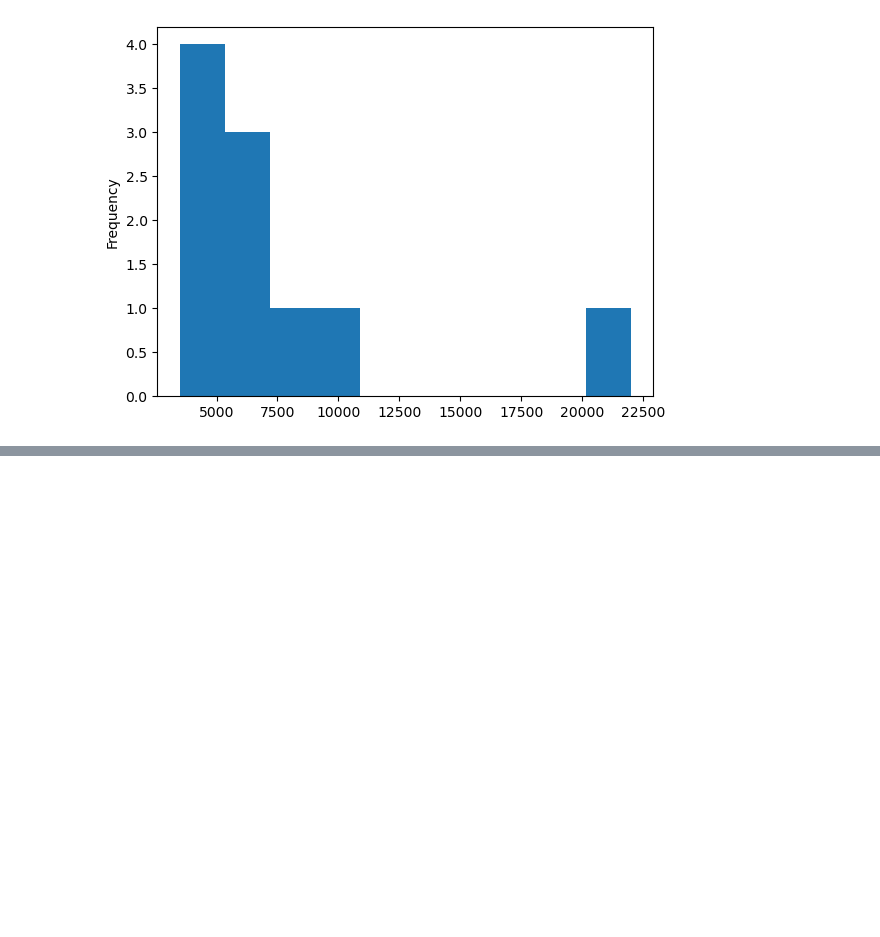
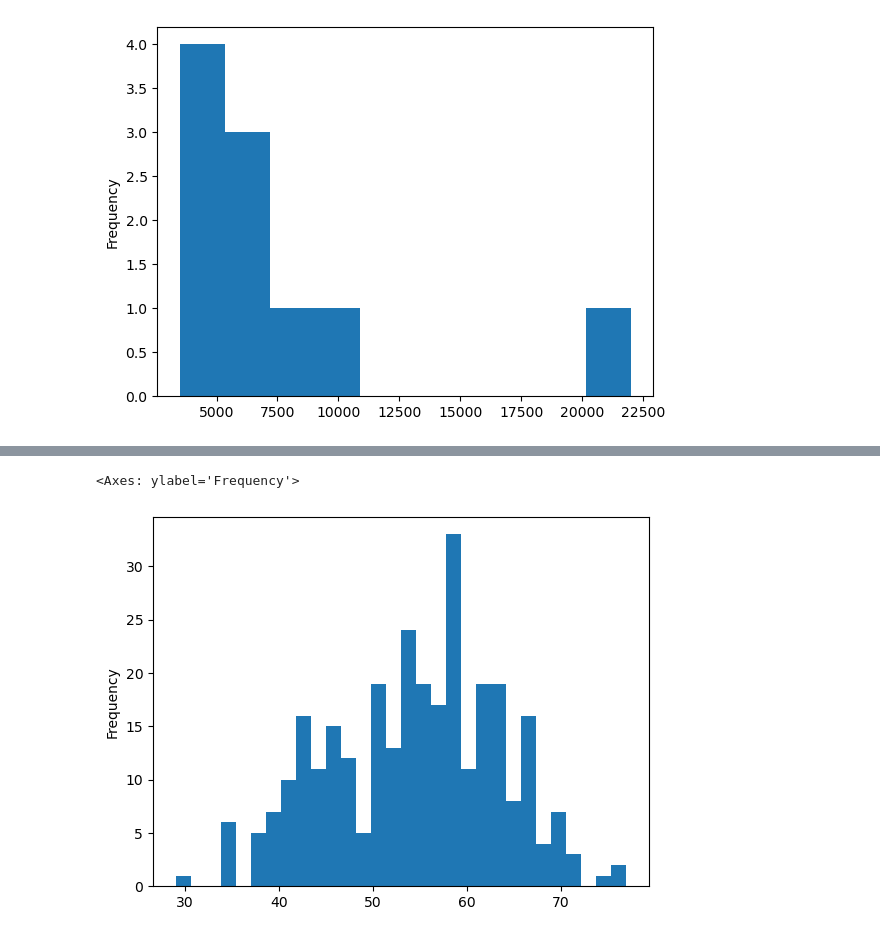
Before and after one commit to rickygrosvenor-pramanick/learn-ml, a Jupyter notebook: matplotlib/introduction-to-matplotlib.ipynb, the cells around one changed output, grey strips where cells are left out. Drawn from its saved outputs; the diff is of its cells as text; code cells hidden in the pictures; blank space fills up the shorter version.

```diff
--- a/matplotlib/introduction-to-matplotlib.ipynb
+++ b/matplotlib/introduction-to-matplotlib.ipynb
@@ -438,0 +441,3 @@ car_sales["Price"].plot.hist(bins=10);
+# %%
+heart_disease = pd.read_csv("heart-disease.csv")
+heart_disease.head()
@@ -438,0 +451,6 @@ car_sales["Price"].plot.hist(bins=10);
+# %%
+# Create a Histogram to see the distribution of the Age Column
+heart_disease["age"].plot(kind="hist", bins=30)
+# %% [output]
+<Axes: ylabel='Frequency'>
+[figure, added]
```
Also changed, not shown: parts of 15 cells of this notebook, 3 other files.
